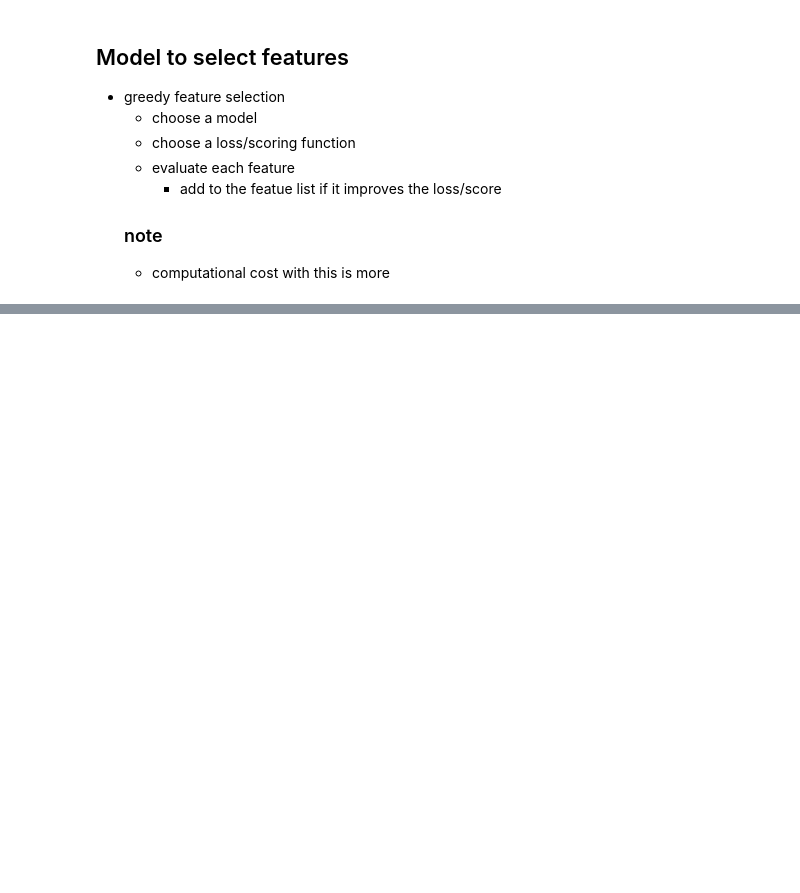
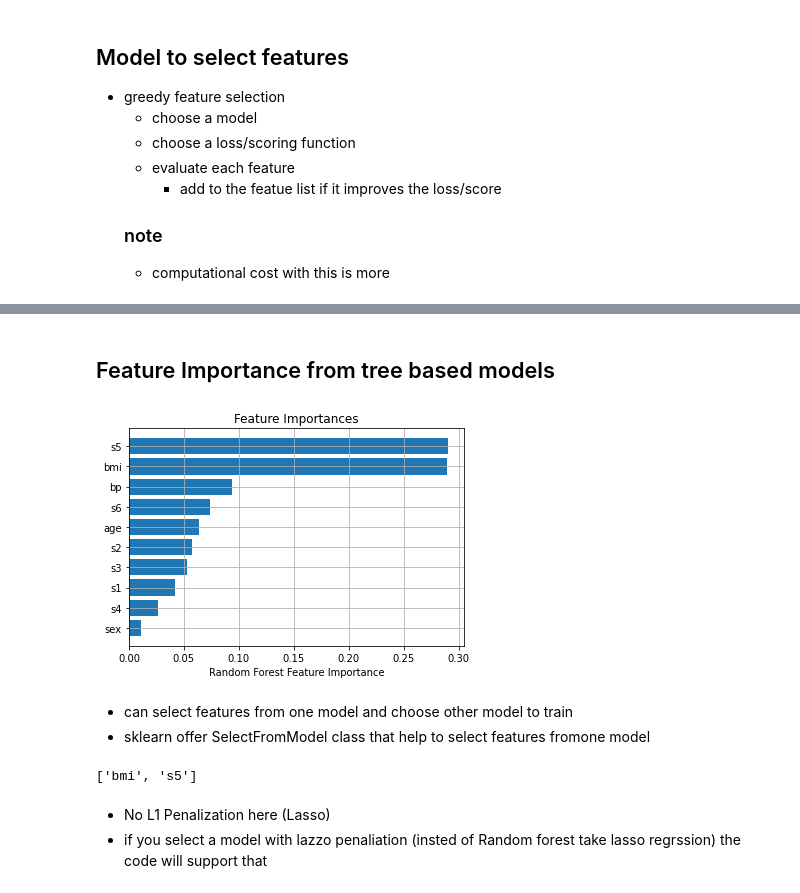
Before and after one commit to aneeshcheriank/approaching-any-machine-learning-problem, a Jupyter notebook: Feature_engineering_ipny.ipynb, the cells around one changed output, grey strips where cells are left out. Drawn from its saved outputs; the diff is of its cells as text; code cells hidden in the pictures; blank space fills up the shorter version.

```diff
--- a/Feature_engineering_ipny.ipynb
+++ b/Feature_engineering_ipny.ipynb
@@ -559,0 +732,73 @@ class GreedyFeatureSelection:
+# %% [markdown]
+## Feature Importance from tree based models
+# %%
+import pandas as pd
+import numpy as np
+
+from sklearn.datasets import load_diabetes
+from sklearn.ensemble import RandomForestRegressor
+
+# featch a regression dataset
+# in the diabetes data we predict diabetes progression
+# after one year based on some features
+
+data = load_diabetes()
+X = data['data']
+col_names = data['feature_names']
+y = data['target']
+
+# initialize the model
+model = RandomForestRegressor()
+
+# fit the model
+model.fit(X, y)
+
+importance = model.feature_importances_
+idxs = np.argsort(importance)
+
+plt.title('Feature Importances')
+plt.grid(True)
+plt.barh(range(len(idxs)), importance[idxs], align='center')
+plt.yticks(range(len(idxs)), [col_names[i] for i in idxs])
+plt.xlabel('Random Forest Feature Importance')
+plt.show()
+# %% [output]
+[figure, added]
+# %% [markdown]
+- can select features from one model and choose other model to train
+- sklearn offer SelectFromModel class that help to select features fromone model
+# %%
+import pandas as pd
+import numpy as np
+
+from sklearn.datasets import load_diabetes
+from sklearn.ensemble import RandomForestRegressor
+from sklearn.feature_selection import SelectFromModel
+
+# featch a regression dataset
+# in the diabetes data we predict diabetes progression
+# after one year based on some features
+
+data = load_diabetes()
+X = data['data']
+col_names = data['feature_names']
+y = data['target']
+
+# initialize the model
+model = RandomForestRegressor()
+
+# select from the model
+sfm = SelectFromModel(estimator=model)
+X_transformed = sfm.fit_transform(X, y)
+
+# see which features were selected
+support = sfm.get_support()
+# get feature names
+print([
+ x for x, y in zip(col_names, support) if y == True
+])
+# %% [output]
+['bmi', 's5']
+# %% [markdown]
+- No L1 Penalization here (Lasso)
+- if you select a model with lazzo penaliation (insted of Random forest take lasso regrssion) the code will support that
```
Also changed, not shown: parts of 9 cells of this notebook.
